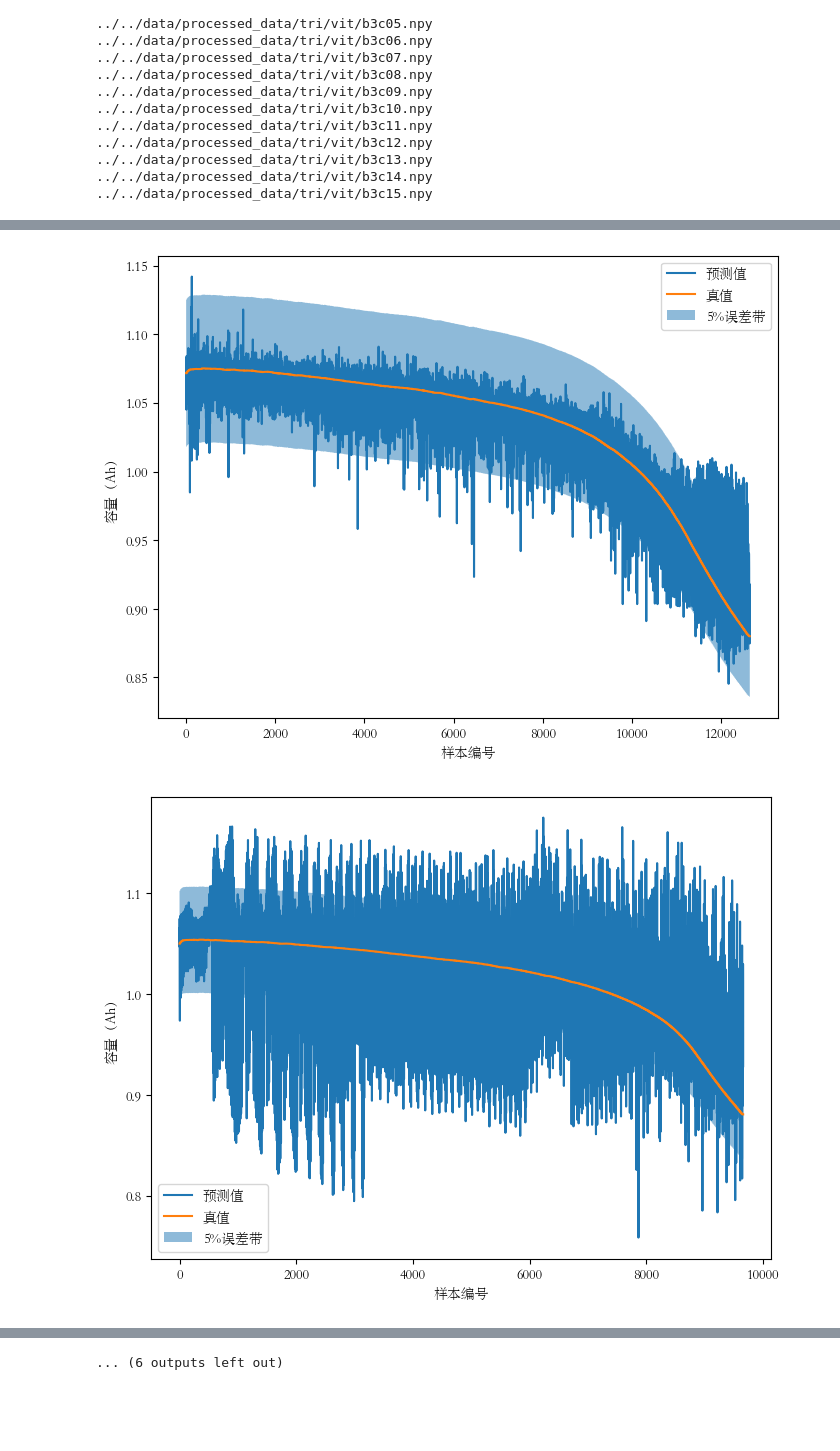
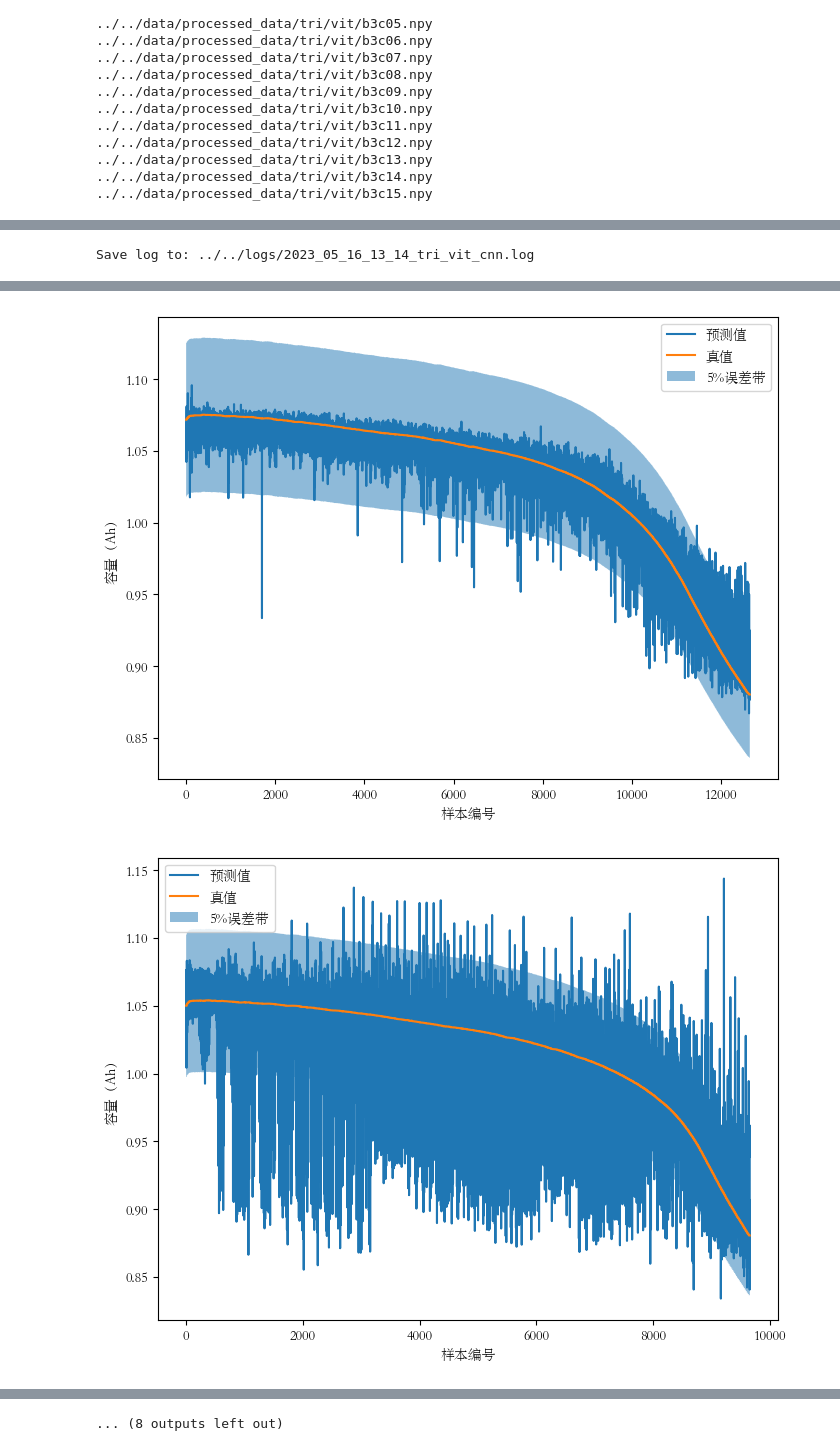
Before and after one commit to hilinxinhui/battery_phm, a Jupyter notebook: notebooks/experiments/6_vit_cnn.ipynb, the cells around one changed output, grey strips where cells are left out. Cells and saved outputs as stored; diff of their text form; code cells hidden in the pictures; blank space fills up the shorter version.

Commit message:
Update experimental codes.

```diff
--- a/notebooks/experiments/6_vit_cnn.ipynb
+++ b/notebooks/experiments/6_vit_cnn.ipynb
@@ -154,16 +154,19 @@ battery_map = {0: [0, 1, 2, 3], 1: [4, 5, 6, 7], 2: [8, 9, 10, 11], 3: [12, 13,
 ../../data/processed_data/tri/vit/b3c15.npy
 # %%
 # 划分训练集和测试集
-def get_train_test_dataset(experiment_id, train_group, test_group):
+def get_train_test_dataset(experiment_id, train_group, test_group, logger):
 
     # 训练/测试电池编号
     train_batteries = [battery for group in train_group for battery in battery_map[group]]
     test_batteries = battery_map[test_group]
 
     # 输出实验信息到日志
-    print(f"experiment id: {experiment_id + 1}")
-    print(f"training dataset batteries index: {train_batteries}")
-    print(f"testing dataset batteries index: {test_batteries}")
+    # print(f"experiment id: {experiment_id + 1}")
+    # print(f"training dataset batteries index: {train_batteries}")
+    # print(f"testing dataset batteries index: {test_batteries}")
+    logger.info(f"experiment id: {experiment_id + 1}")
+    logger.info(f"training dataset batteries index: {train_batteries}")
+    logger.info(f"testing dataset batteries index: {test_batteries}")
 
     train_dataset = []
     test_dataset = []
@@ -182,6 +185,12 @@ def get_train_test_dataset(experiment_id, train_group, test_group):
 
     return train_dataset, test_dataset
 # %%
+logger = Logger(
+        log_root_path="../../logs/",
+        log_level=logging.DEBUG,
+        logger_name="tri_vit_cnn"
+    ).get_logger()
+
 # 16块电池分为4组，共进行4组实验
 num_cells = 16
 num_groups = 4
@@ -189,7 +198,7 @@ num_experiments = num_groups
 num_cells_per_group = num_cells // num_groups
 
 lr = 1e-3
-epochs = 20
+epochs = 120
 
 # 四组实验
 for i in range(num_experiments):
@@ -198,12 +207,13 @@ for i in range(num_experiments):
     test_group = i
     train_groups = [group for group in battery_map.keys() if group != test_group]
 
-    train_dataset, test_dataset = get_train_test_dataset(experiment_id, train_groups, test_group)
+    train_dataset, test_dataset = get_train_test_dataset(experiment_id, train_groups, test_group, logger)
 
     batch_size = 128
     train_dataloader = DataLoader(train_dataset, batch_size, shuffle=True)
     X, y = next(iter(train_dataloader))
-    print(X.shape, y.shape)
+    # print(f"dataloader info: shape of X is {X.shape}, shape of y is {y.shape}")
+    logger.info(f"dataloader info: shape of X is {X.shape}, shape of y is {y.shape}")
 
     torch.manual_seed(3407)
     model = LeNet5().to(device)
@@ -213,7 +223,8 @@ for i in range(num_experiments):
 
     # 模型训练
     train_losses, val_losses = [], []
-    print("开始训练")
+    # print("开始训练")
+    logger.info("训练开始")
     for epoch in range(epochs):
         model.train()
         train_loss, val_loss = 0.0, 0.0
@@ -230,16 +241,18 @@ for i in range(num_experiments):
         epoch_loss = train_loss / len(train_dataloader)
         train_losses.append(epoch_loss)
         if (epoch + 1) % 10 == 0:
-            print(f"epoch {epoch + 1}, train loss {epoch_loss}, validation loss {val_loss}")
+            # print(f"epoch {epoch + 1}, train loss {epoch_loss}, validation loss {val_loss}")
+            logger.info(f"epoch {epoch + 1}, train loss {epoch_loss}, validation loss {val_loss}")
             model_root_path = "../../checkpoints/tri_vit_cnn"
-            model_save_path = os.path.join(model_root_path, f"group_{experiment_id + 1}_epoch{epoch + 1}.pth")
-            print(f"model save to path: {model_save_path}")
+            model_save_path = os.path.join(model_root_path, f"group{experiment_id + 1}_epoch{epoch + 1}.pth")
+            # print(f"model save to path: {model_save_path}")
+            logger.info(f"model save to path: {model_save_path}")
             torch.save(model.state_dict(), model_save_path)
 
-    print("训练完成")
+    # print("训练完成")
+    logger.info("训练完成")
 
     plt.plot(train_losses)
-
 
 
     # 模型评估
@@ -252,6 +265,7 @@ for i in range(num_experiments):
             gt.append(float(y))
             pred.append(float(model(X.to(device))))
 
+        pred = np.array(pred)
         gt = np.array(gt)
         cycle = np.arange(len(gt))
         y1 = gt * (1 + 0.05)
@@ -267,5 +281,6 @@ for i in range(num_experiments):
         save_path = f"../../assets/thesis_figures/chapter_4/tri_group{experiment_id + 1}_cell{k + 1}_cnn_vit.jpg"
         plt.savefig(save_path, dpi=1000, bbox_inches="tight")
 
-    print()
+        maxE, mae, rmse = metrics.evaluation(gt, pred)
+        logger.info(f"maxE: {maxE:7.6f}, mae: {mae:7.6f}, rmse:{rmse:7.6f}")
 # %% [output]
@@ -288,0 +290 @@ model save to path: ../../checkpoints/tri_vit_cnn/group_4.pth
+Save log to: ../../logs/2023_05_16_13_14_tri_vit_cnn.log
@@ -294,2 +313,2 @@ model save to path: ../../checkpoints/tri_vit_cnn/group_4.pth
-[figure, old version]
+[figure, new version]
-[figure, old version]
+[figure, new version]
@@ -300 +317 @@ model save to path: ../../checkpoints/tri_vit_cnn/group_4.pth
-... (6 outputs left out)
+... (8 outputs left out)
```
Also changed, not shown: parts of 1 cell of this notebook, 5 other files.
